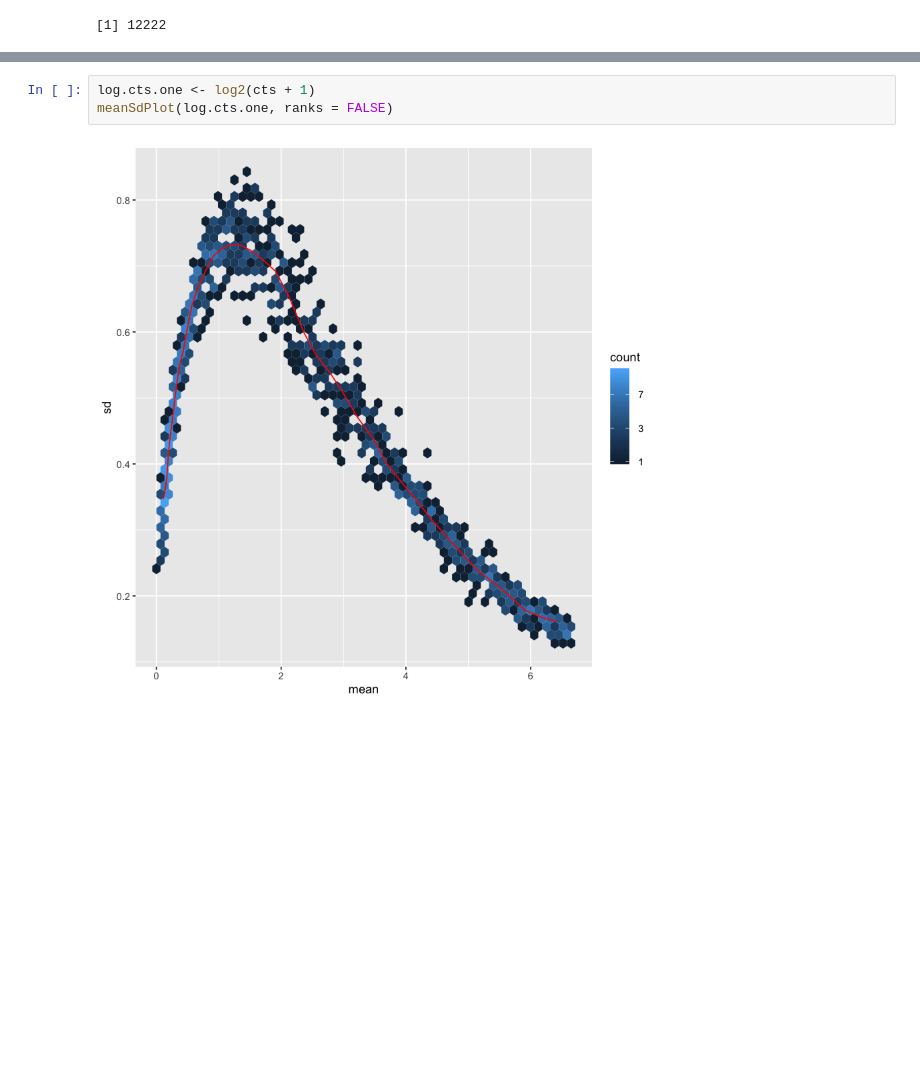
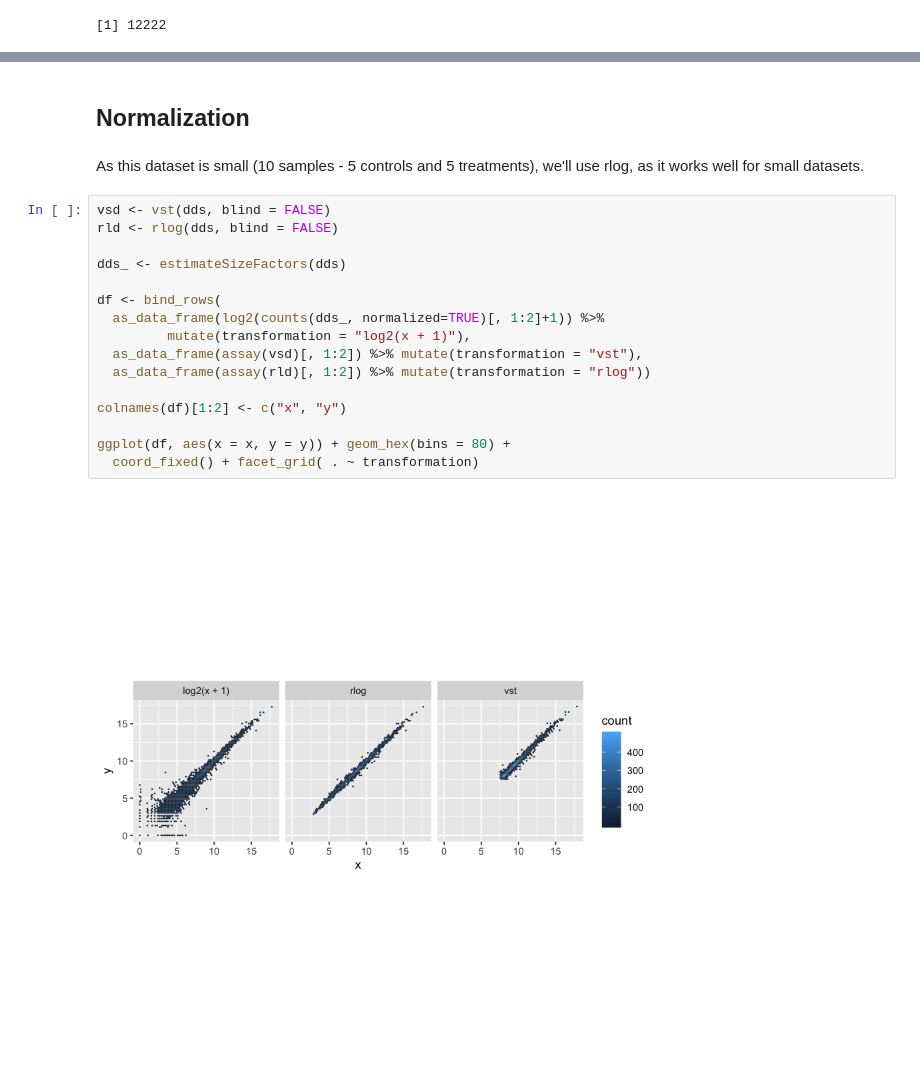
Before and after one commit to MaayanLab/dirk_homann, a Jupyter notebook: Borst_RNA-Seq.ipynb, the cells around one changed output, grey strips where cells are left out. Cells and saved outputs as stored; diff of their text form; blank space fills up the shorter version.

Commit message:
Normalization and PCA

```diff
--- a/Borst_RNA-Seq.ipynb
+++ b/Borst_RNA-Seq.ipynb
@@ -173,5 +172,22 @@ meanSdPlot(cts, ranks = FALSE)
-# %%
-log.cts.one <- log2(cts + 1)
-meanSdPlot(log.cts.one, ranks = FALSE)
-# %% [output]
-[figure, removed]
+# %% [markdown]
+## Normalization
+# %% [markdown]
+As this dataset is small (10 samples - 5 controls and 5 treatments), we'll use rlog, as it works well for small datasets.
+# %%
+vsd <- vst(dds, blind = FALSE)
+rld <- rlog(dds, blind = FALSE)
+
+dds_ <- estimateSizeFactors(dds)
+
+df <- bind_rows(
+  as_data_frame(log2(counts(dds_, normalized=TRUE)[, 1:2]+1)) %>%
+         mutate(transformation = "log2(x + 1)"),
+  as_data_frame(assay(vsd)[, 1:2]) %>% mutate(transformation = "vst"),
+  as_data_frame(assay(rld)[, 1:2]) %>% mutate(transformation = "rlog"))
+
+colnames(df)[1:2] <- c("x", "y")
+
+ggplot(df, aes(x = x, y = y)) + geom_hex(bins = 80) +
+  coord_fixed() + facet_grid( . ~ transformation)
+# %% [output]
+[figure, added]
```
Also changed, not shown: parts of 5 cells of this notebook.
